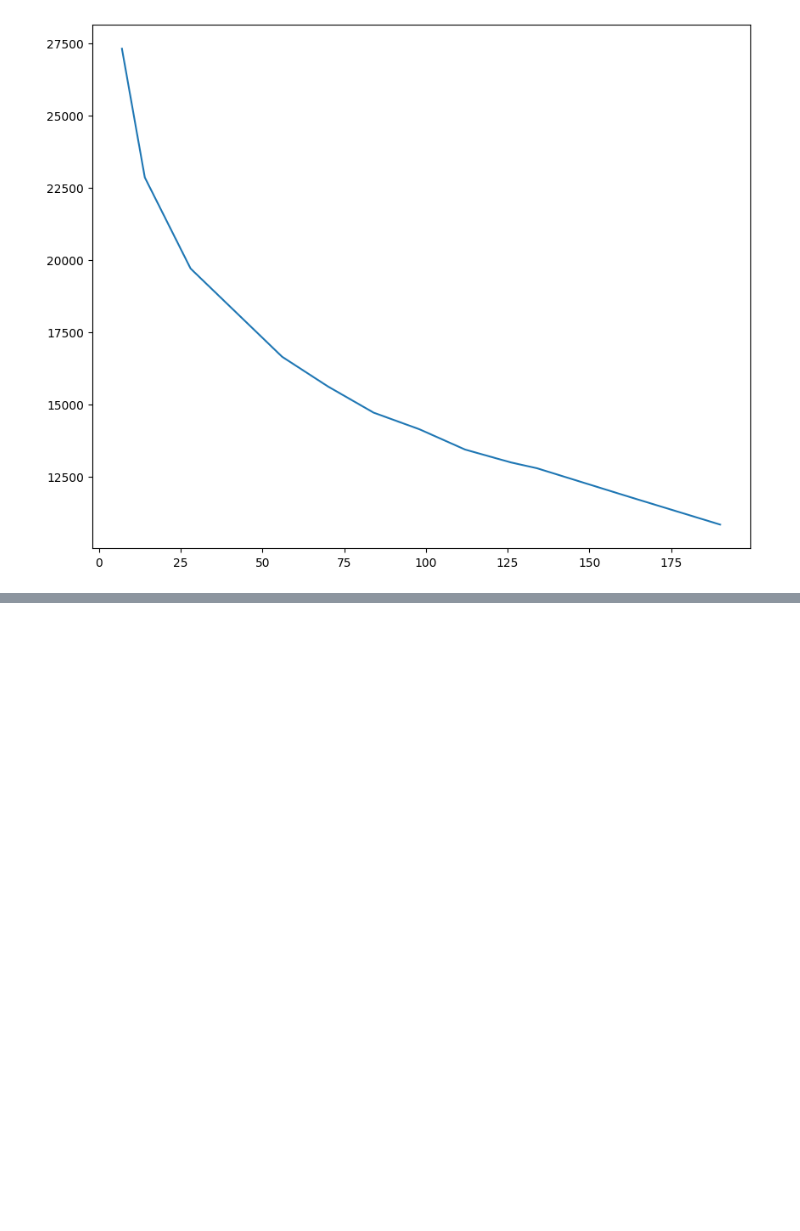
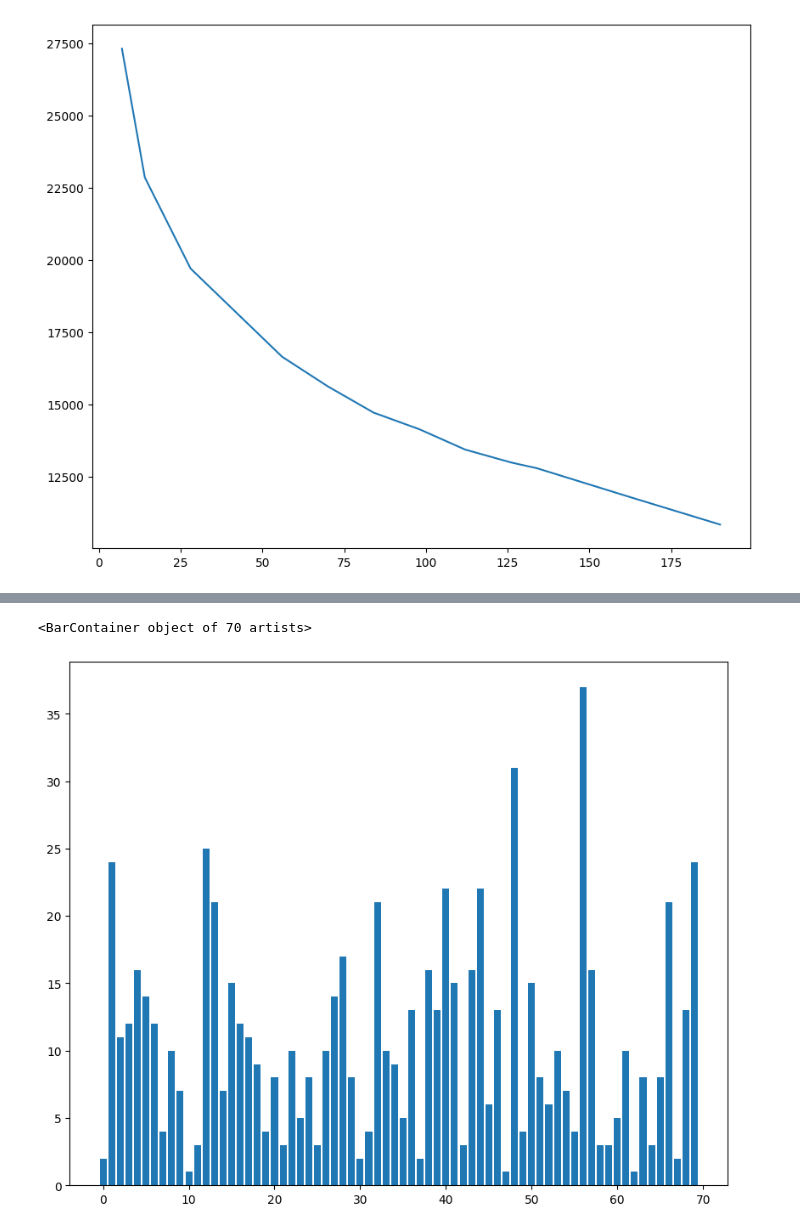
Before and after one commit to gh-ita/SafetyScan, a Jupyter notebook: image_similarity_analysis.ipynb, the cells around one changed output, grey strips where cells are left out. Cells and saved outputs as stored; diff of their text form; code cells hidden in the pictures; blank space fills up the shorter version.

```diff
--- a/image_similarity_analysis.ipynb
+++ b/image_similarity_analysis.ipynb
@@ -284,3 +300,11 @@ plt.plot(obj_vals.keys(), obj_vals.values())
 plt.show()
 # %% [output]
 [figure]
+# %%
+img_array = np.array(img_embeddings).astype('float32')
+D, I = fi_iter_kmeans.index.search(img_array, 1)
+cluster_ids = I.reshape(-1)
+unique, counts = np.unique(cluster_ids, return_counts=True)
+
+for cluster_id, count in zip(unique, counts):
+    print(f"Cluster {cluster_id}: {count} elements")
@@ -286,0 +329,6 @@ plt.show()
+# %%
+plt.figure(figsize = (10,8))
+plt.bar(unique, counts)
+# %% [output]
+<BarContainer object of 70 artists>
+[figure, added]
```
Also changed, not shown: parts of 14 cells of this notebook.
